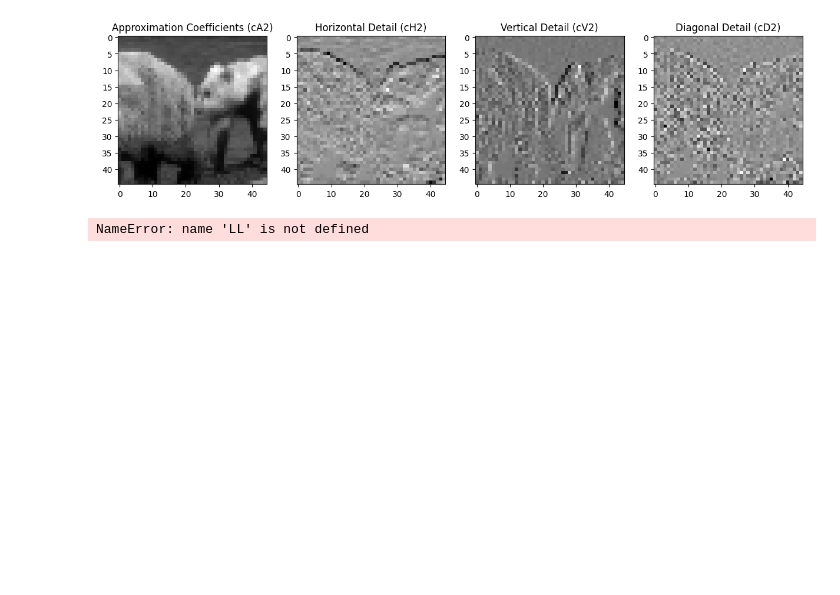
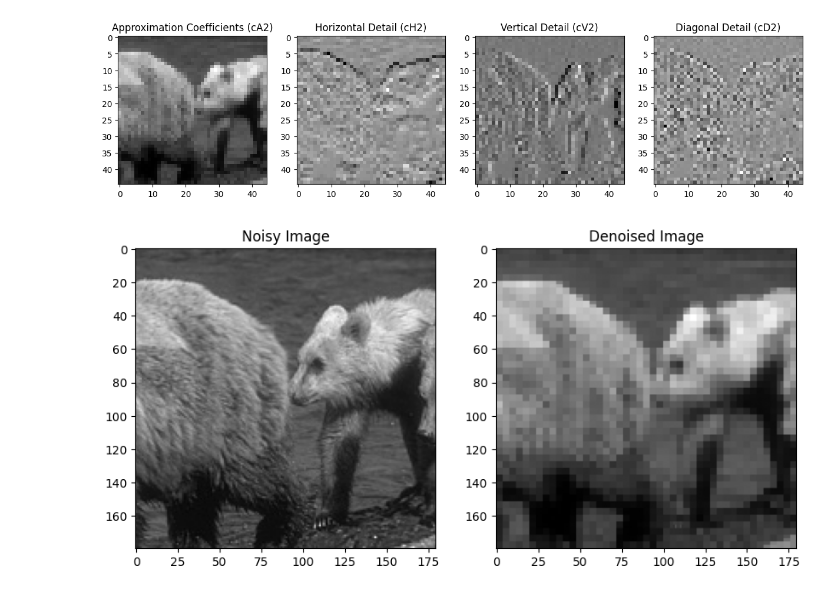
Before and after one commit to fjadidi2001/DecompDenoise, a Jupyter notebook: DD_Feb12.ipynb, the cells around one changed output. Cells and saved outputs as stored; diff of their text form; code cells hidden in the pictures; blank space fills up the shorter version.

```diff
--- a/DD_Feb12.ipynb
+++ b/DD_Feb12.ipynb
@@ -163,15 +163,15 @@ cV2 = pywt.threshold(cV2, threshold, mode='soft')
 cD2 = pywt.threshold(cD2, threshold, mode='soft')
 # %%
 # Reconstruct image
-coeffs_filtered = [LL, (LH, HL, HH)]
+coeffs_filtered = [cA2, (cH2, cV2, cD2), (cH1, cV1, cD1)]
 image_denoised = pywt.waverec2(coeffs_filtered, 'db1')
 
 # Visualize results
 fig, axs = plt.subplots(1, 2, figsize=(10, 5))
 axs[0].imshow(image, cmap='gray')
 axs[0].set_title('Noisy Image')
 axs[1].imshow(image_denoised, cmap='gray')
 axs[1].set_title('Denoised Image')
 plt.show()
 # %% [output]
-NameError: name 'LL' is not defined
+[figure, added]
```
